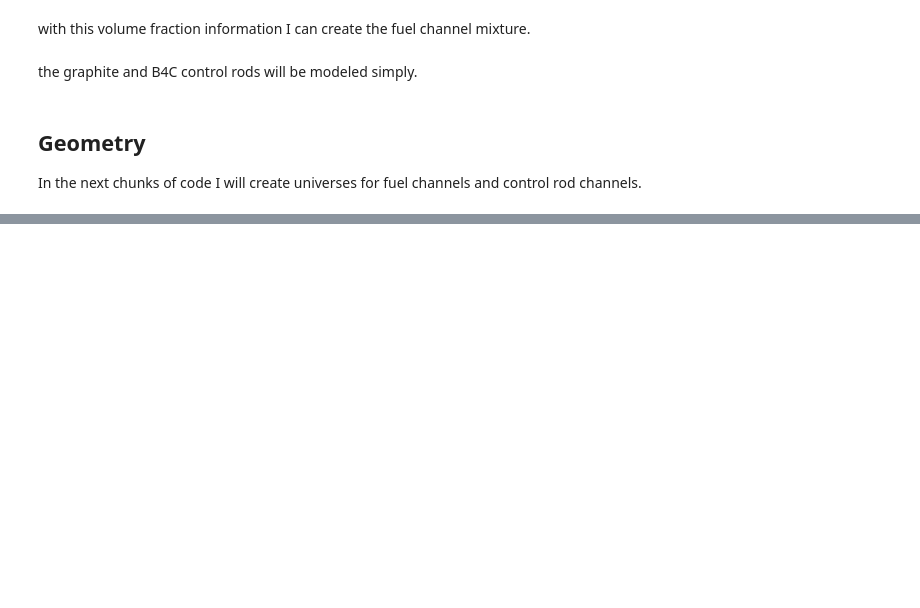
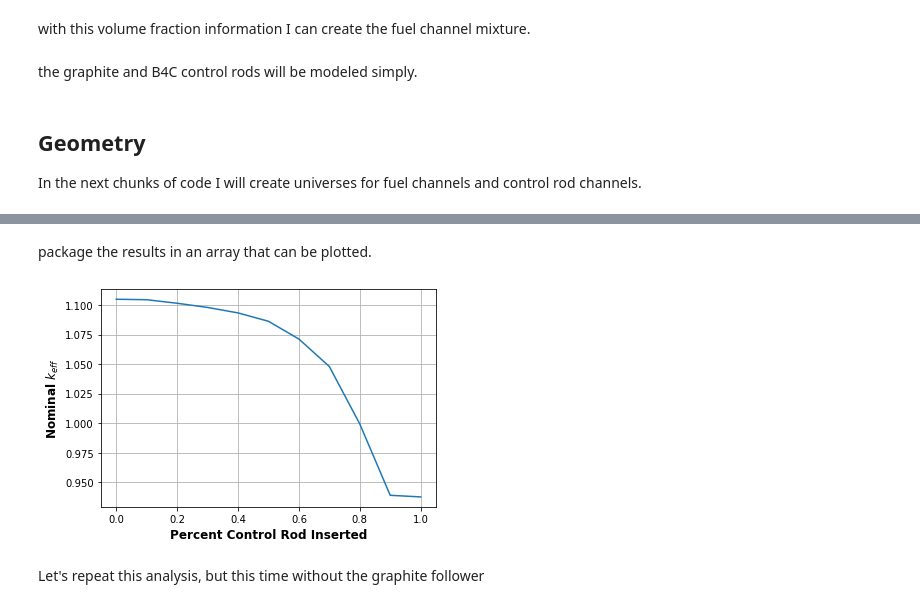
Before and after one commit to stu314159/er362_omc, a Jupyter notebook: lab7/RBMK_info/simple_RBMK.ipynb, the cells around one changed output, grey strips where cells are left out. Cells and saved outputs as stored; diff of their text form; code cells hidden in the pictures; blank space fills up the shorter version.

```diff
--- a/lab7/RBMK_info/simple_RBMK.ipynb
+++ b/lab7/RBMK_info/simple_RBMK.ipynb
@@ -105,14 +105,14 @@ mod_cell.fill = mod;
 mod_cell.region = +chan_wall & +bottom & -top;
 
 fu = openmc.Universe();
-fu.add_cells([fuel_chan_cell,mod_cell]);
+fu.add_cells([fuel_chan_cell,mod_cell]); #infinite universe with fuel channel in the middle
 
 # control rod universe
-pct_insert_cr = 0.5;
+pct_insert_cr = 0.99;
 cr_follower_len = 50; # cm, length of graphite follower
 
-cr_surf = openmc.ZPlane(z0=pct_insert_cr*L_channel);
-crf_surf = openmc.ZPlane(z0=pct_insert_cr*L_channel-cr_follower_len);
+cr_surf = openmc.ZPlane(z0=(1.-pct_insert_cr)*L_channel); #bottom surface of control rod
+crf_surf = openmc.ZPlane(z0=(1.-pct_insert_cr*L_channel)-cr_follower_len); #bottom surface of follower rod
 
 cr_cell = openmc.Cell();
 cr_cell.fill = b4c;
@@ -126,8 +126,12 @@ cr_water_cell = openmc.Cell();
 cr_water_cell.fill = water;
 cr_water_cell.region = -chan_wall & +bottom & -crf_surf;
 
+mod_in_cr_cell = openmc.Cell();
+mod_in_cr_cell.fill = mod;
+mod_in_cr_cell.region = +chan_wall & +bottom & -top;
+
 cu = openmc.Universe();
-cu.add_cells([cr_cell,gf_cell,cr_water_cell]);
+cu.add_cells([cr_cell,gf_cell,cr_water_cell,mod_in_cr_cell]);
 
 
 mod_cell = openmc.Cell();
@@ -188,0 +222,2 @@ RuntimeError: Could not find material 2 specified on cell 11
+# %%
+openmc.run()
@@ -188,0 +323,10 @@ RuntimeError: Could not find material 2 specified on cell 11
+# %%
+k_array = []
+pct_insert = np.linspace(0,1.,num=11)
+for i in range(11):
+    print(f'Shimming rods to: %4.2f percent' % (pct_insert[i]*100.));
+    shim_rods(pct_insert[i]);
+    openmc.run();
+    sp = openmc.StatePoint('statepoint.250.h5');
+    k_array.append(sp.k_combined);
+    sp.__exit__();
@@ -188,0 +351,8 @@ RuntimeError: Could not find material 2 specified on cell 11
+# %% [markdown]
+package the results in an array that can be plotted.
+# %%
+k_out = np.ndarray((2,11),dtype=np.float64);
+for i in range(11):
+    k = k_array[i];
+    k_out[0,i]=k.nominal_value;
+    k_out[1,i]=k.std_dev;
@@ -188,0 +361,9 @@ RuntimeError: Could not find material 2 specified on cell 11
+# %%
+pyplot.plot(pct_insert,k_out[0,:]);
+pyplot.grid();
+pyplot.xlabel('Percent Control Rod Inserted',fontsize=12,fontweight='bold');
+pyplot.ylabel('Nominal $k_{eff}$',fontsize=12,fontweight='bold');
+# %% [output]
+[figure, added]
+# %% [markdown]
+Let's repeat this analysis, but this time without the graphite follower
```
Also changed, not shown: parts of 28 cells of this notebook, 28 other files.
